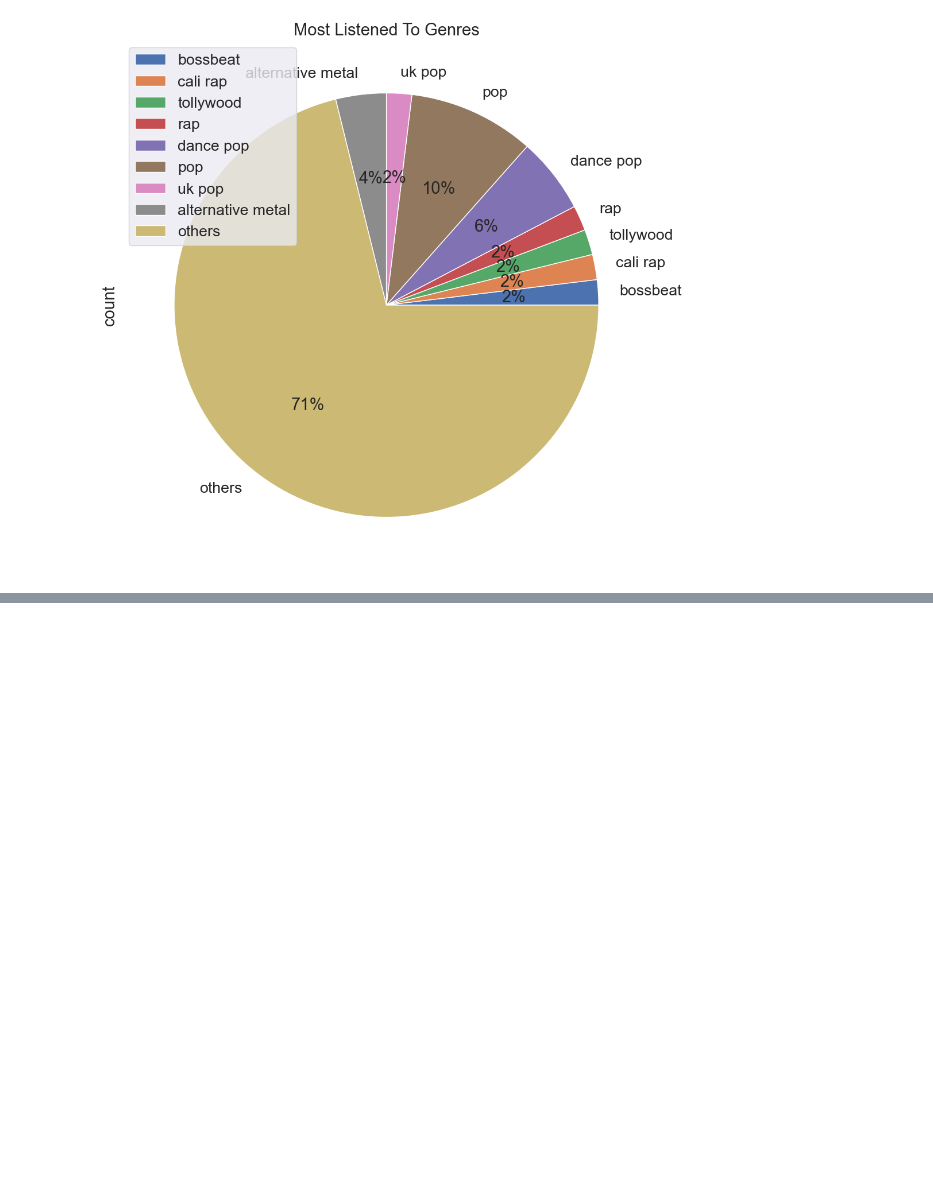
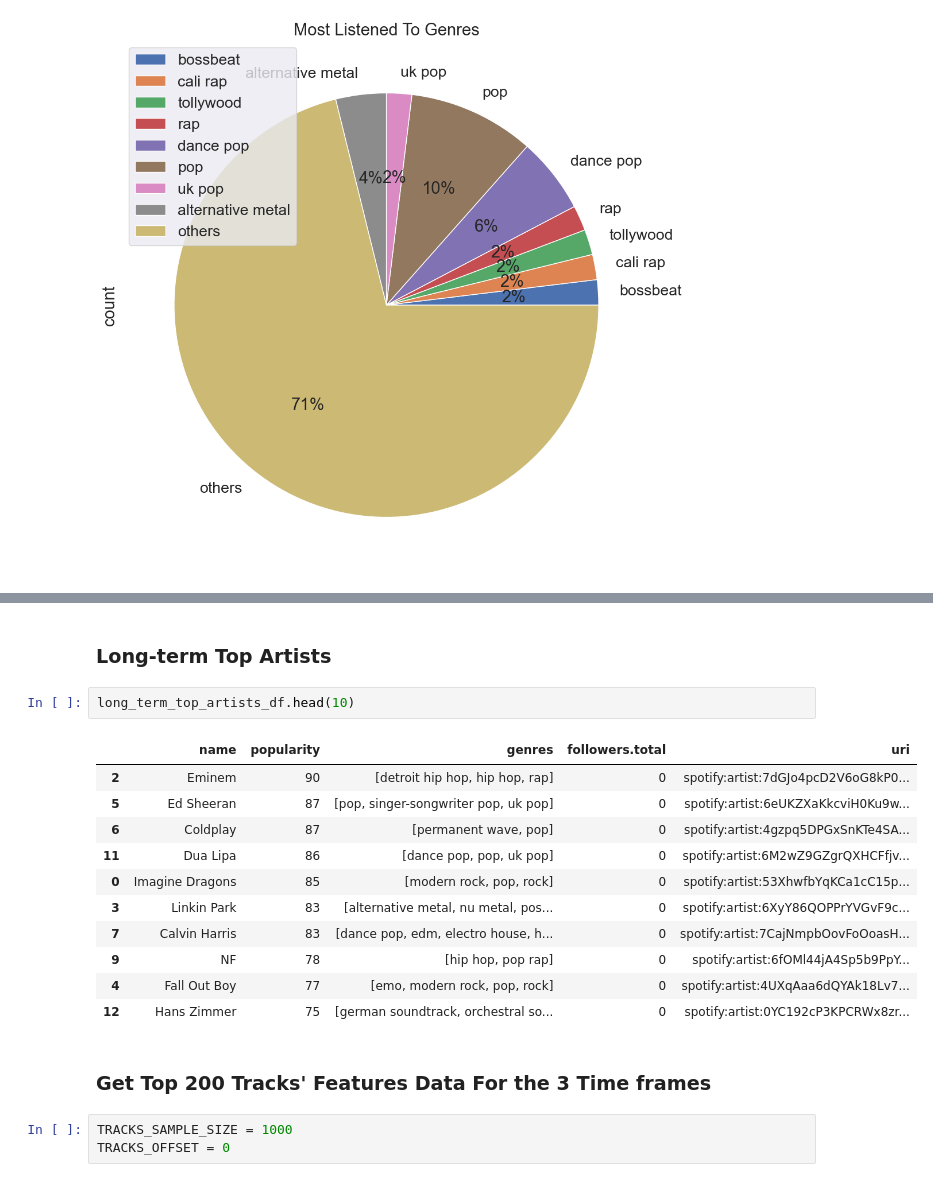
Before and after one commit to sabit-shaiholla/CodeHarbor, a Jupyter notebook: data-analytics/spotify-data/spotify-data.ipynb, the cells around one changed output, grey strips where cells are left out. Saved outputs shown, nothing was run; the diff lists cells and outputs as text; blank space fills up the shorter version.

```diff
--- a/data-analytics/spotify-data/spotify-data.ipynb
+++ b/data-analytics/spotify-data/spotify-data.ipynb
@@ -127,0 +169,21 @@ plt.show()
+# %% [markdown]
+### Long-term Top Artists
+# %%
+long_term_top_artists_df.head(10)
+# %% [output]
+|  | name | popularity | genres | followers.total | uri |
+| 2 | Eminem | 90 | [detroit hip hop, hip hop, rap] | 0 | spotify:artist:7dGJo4pcD2V6oG8kP0... |
+| 5 | Ed Sheeran | 87 | [pop, singer-songwriter pop, uk pop] | 0 | spotify:artist:6eUKZXaKkcviH0Ku9w... |
+| 6 | Coldplay | 87 | [permanent wave, pop] | 0 | spotify:artist:4gzpq5DPGxSnKTe4SA... |
+| 11 | Dua Lipa | 86 | [dance pop, pop, uk pop] | 0 | spotify:artist:6M2wZ9GZgrQXHCFfjv... |
+| 0 | Imagine Dragons | 85 | [modern rock, pop, rock] | 0 | spotify:artist:53XhwfbYqKCa1cC15p... |
+| 3 | Linkin Park | 83 | [alternative metal, nu metal, pos... | 0 | spotify:artist:6XyY86QOPPrYVGvF9c... |
+| 7 | Calvin Harris | 83 | [dance pop, edm, electro house, h... | 0 | spotify:artist:7CajNmpbOovFoOoasH... |
+| 9 | NF | 78 | [hip hop, pop rap] | 0 | spotify:artist:6fOMl44jA4Sp5b9PpY... |
+| 4 | Fall Out Boy | 77 | [emo, modern rock, pop, rock] | 0 | spotify:artist:4UXqAaa6dQYAk18Lv7... |
+| 12 | Hans Zimmer | 75 | [german soundtrack, orchestral so... | 0 | spotify:artist:0YC192cP3KPCRWx8zr... |
+# %% [markdown]
+### Get Top 200 Tracks' Features Data For the 3 Time frames
+# %%
+TRACKS_SAMPLE_SIZE = 1000
+TRACKS_OFFSET = 0
```
Also changed, not shown: parts of 27 cells of this notebook.
